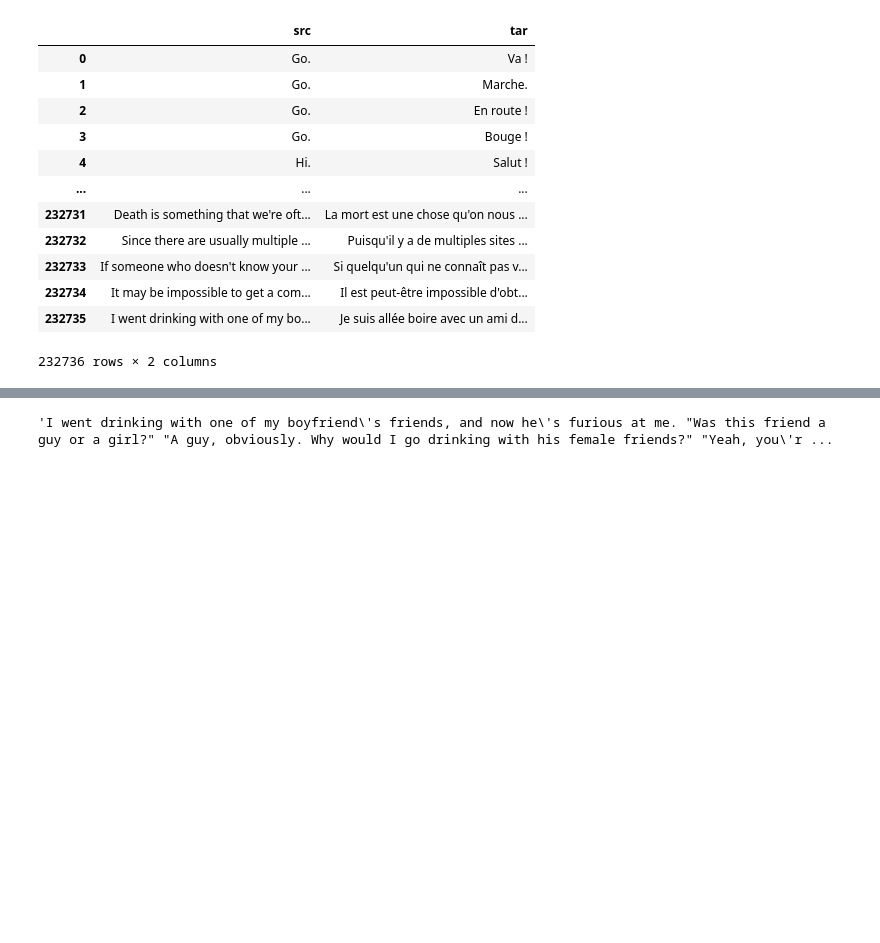
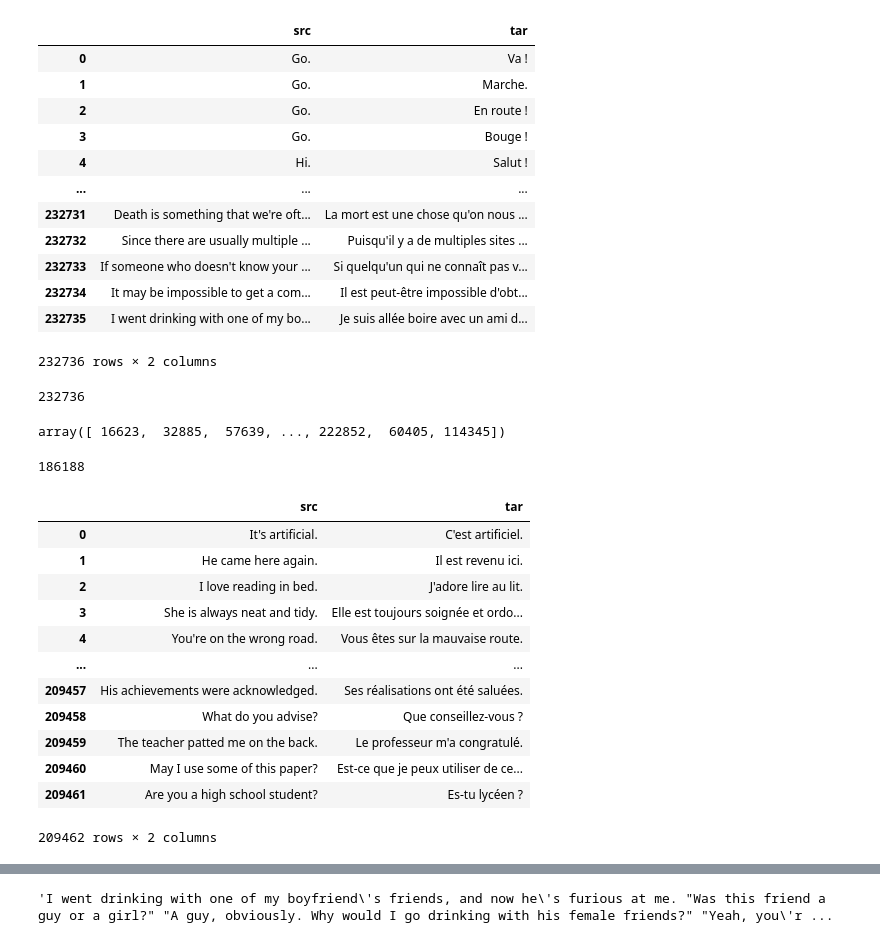
Before and after one commit to leeht0113/transformer, a Jupyter notebook: data.ipynb, the cells around one changed output, grey strips where cells are left out. Saved outputs shown, nothing was run; the diff lists cells and outputs as text; code cells hidden in the pictures; blank space fills up the shorter version.

Commit message:
train 코드

```diff
--- a/data.ipynb
+++ b/data.ipynb
@@ -56,3 +56,36 @@ train
 | 232734 | It may be impossible to get a com... | Il est peut-être impossible d'obt... |
 | 232735 | I went drinking with one of my bo... | Je suis allée boire avec un ami d... |
 232736 rows × 2 columns
+# %%
+total_len = len(train)
+total_len
+# %% [output]
+232736
+# %%
+idx = np.random.permutation(total_len)
+idx
+# %% [output]
+array([ 16623,  32885,  57639, ..., 222852,  60405, 114345])
+# %%
+int(total_len*0.8)
+# %% [output]
+186188
+# %%
+train_df, test_df = train.iloc[idx[:int(total_len*0.9)]], train.iloc[idx[int(total_len*0.9):]]
+# %%
+train_df.reset_index(inplace=True, drop=True)
+train_df
+# %% [output]
+|  | src | tar |
+| 0 | It's artificial. | C'est artificiel. |
+| 1 | He came here again. | Il est revenu ici. |
+| 2 | I love reading in bed. | J'adore lire au lit. |
+| 3 | She is always neat and tidy. | Elle est toujours soignée et ordo... |
+| 4 | You're on the wrong road. | Vous êtes sur la mauvaise route. |
+| ... | ... | ... |
+| 209457 | His achievements were acknowledged. | Ses réalisations ont été saluées. |
+| 209458 | What do you advise? | Que conseillez-vous ? |
+| 209459 | The teacher patted me on the back. | Le professeur m'a congratulé. |
+| 209460 | May I use some of this paper? | Est-ce que je peux utiliser de ce... |
+| 209461 | Are you a high school student? | Es-tu lycéen ? |
+209462 rows × 2 columns
```
Also changed, not shown: parts of 30 cells of this notebook, 5 other files.
